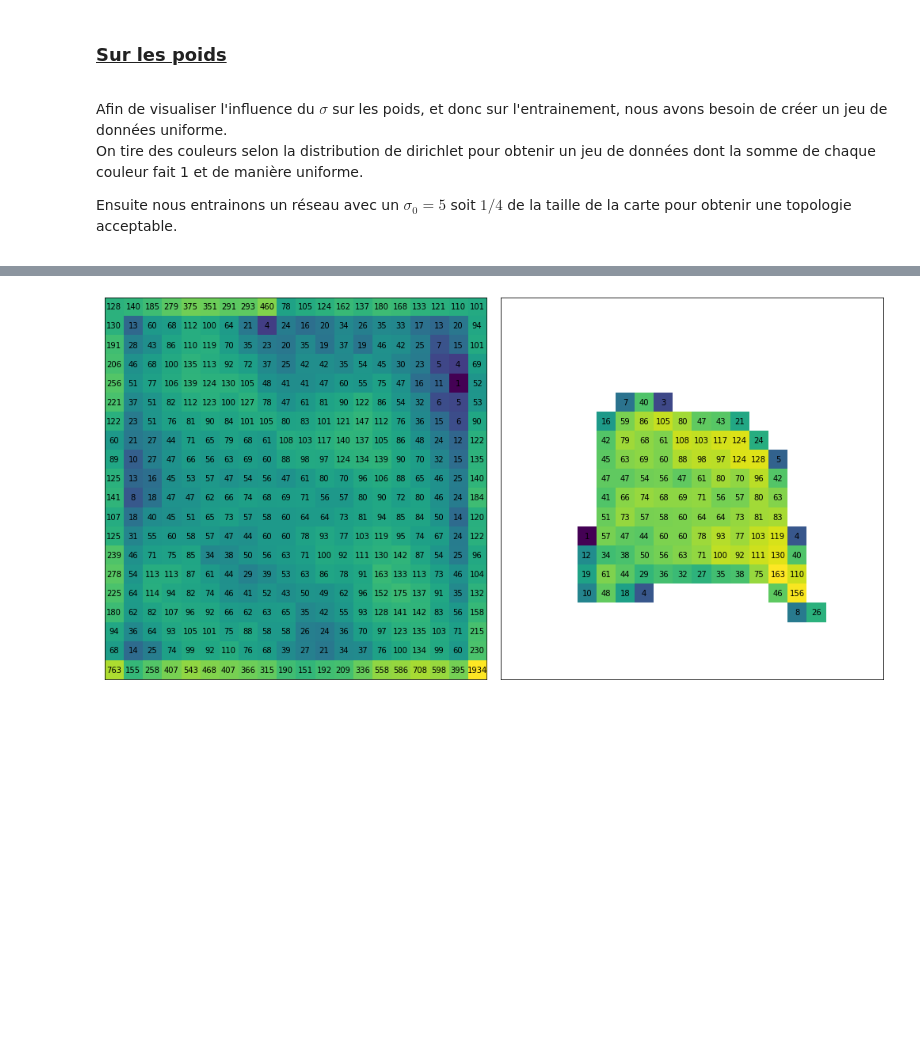
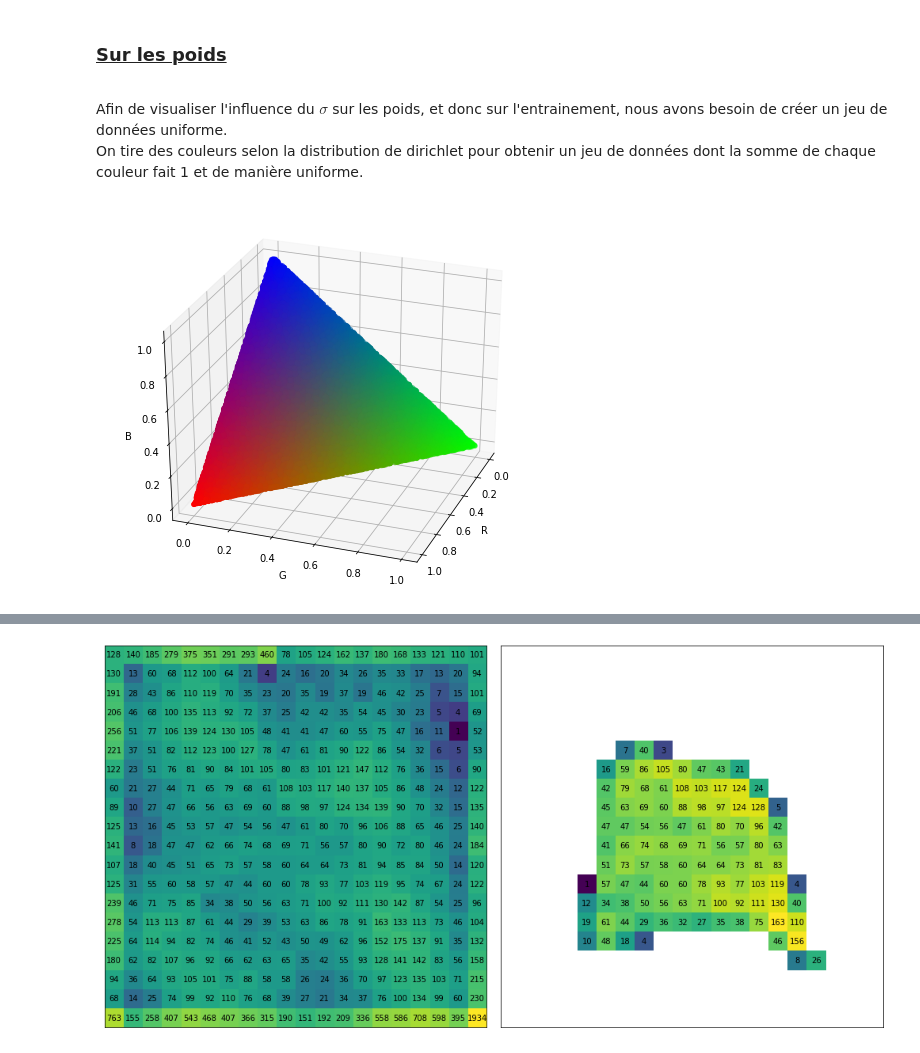
Before and after one commit to Oliv2398/SOMs-in-astrophysics, a Jupyter notebook: rapport_notebook.ipynb, the cells around one changed output, grey strips where cells are left out. Drawn from its saved outputs; the diff is of its cells as text; code cells hidden in the pictures; blank space fills up the shorter version.

```diff
--- a/rapport_notebook.ipynb
+++ b/rapport_notebook.ipynb
@@ -401,8 +395,8 @@ Sur les poids
 # %% [markdown]
 Afin de visualiser l'influence du $\sigma$ sur les poids, et donc sur l'entrainement, nous avons besoin de créer un jeu de données uniforme. \
 On tire des couleurs selon la distribution de dirichlet pour obtenir un jeu de données dont la somme de chaque couleur fait 1 et de manière uniforme.
-
-
-Ensuite nous entrainons un réseau avec un $\sigma_0=5$ soit $1/4$ de la taille de la carte pour obtenir une topologie acceptable.
-
 <a name="fig6"></a>
+# %%
+weights_3D(color_norm)
+# %% [output]
+[figure, added]
```
Also changed, not shown: parts of 31 cells of this notebook.
